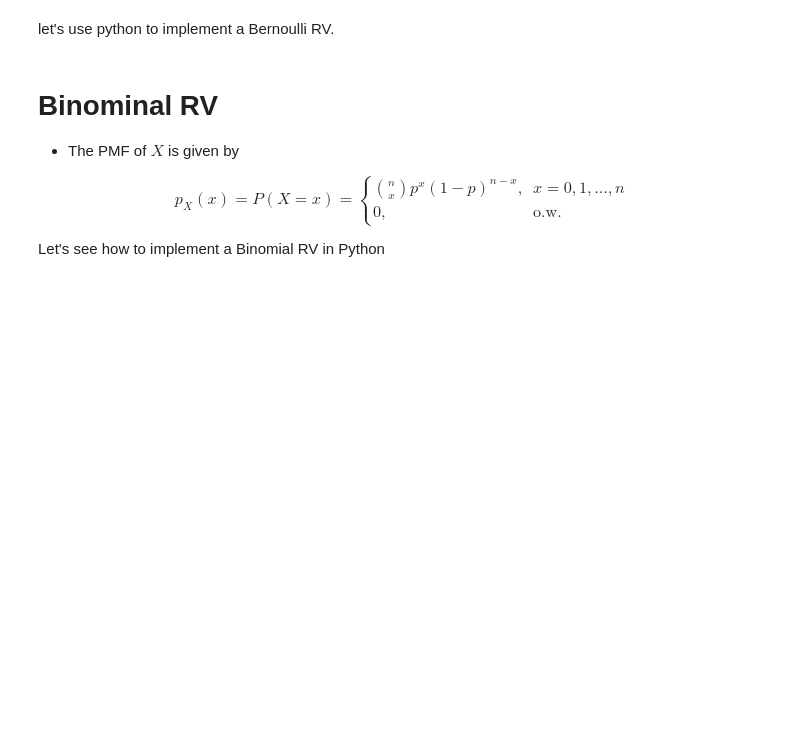
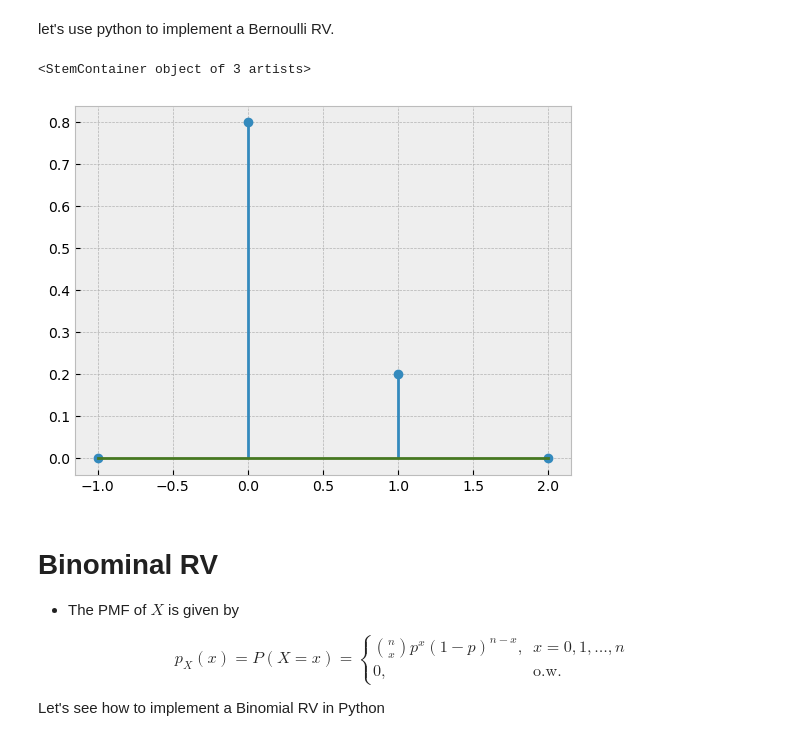
Before and after one commit to tyler-ruble/eel3850S25, a Jupyter notebook: lectures/lecture06-RandomVariables/lecture6-discreteRV-in-class-edits.ipynb, the cells around one changed output. Saved outputs shown, nothing was run; the diff lists cells and outputs as text; code cells hidden in the pictures; blank space fills up the shorter version.

```diff
--- a/lectures/lecture06-RandomVariables/lecture6-discreteRV-in-class-edits.ipynb
+++ b/lectures/lecture06-RandomVariables/lecture6-discreteRV-in-class-edits.ipynb
@@ -52,7 +113,13 @@ $$X \sim \text{Bernoulli}(p) $$
 # %% [markdown]
 let's use python to implement a Bernoulli RV.
 # %%
-?stats.bernoulli
+B = stats.bernoulli(0.2)
+# %%
+b = range(-1, 3)
+plt.stem(b, B.pmf(b))
+# %% [output]
+<StemContainer object of 3 artists>
+[figure, added]
 # %% [markdown]
 # Binominal RV
 
```
Also changed, not shown: parts of 27 cells of this notebook.
